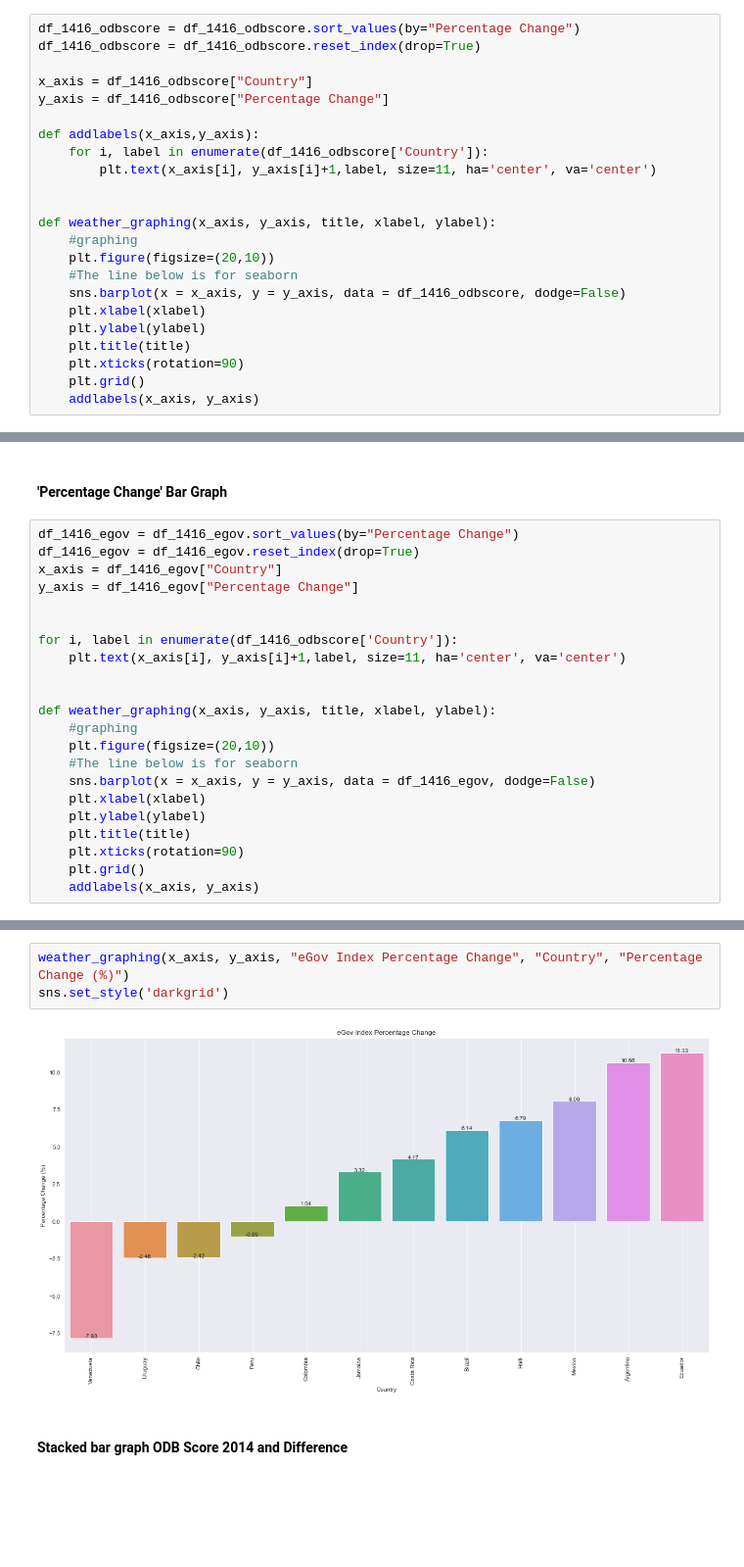
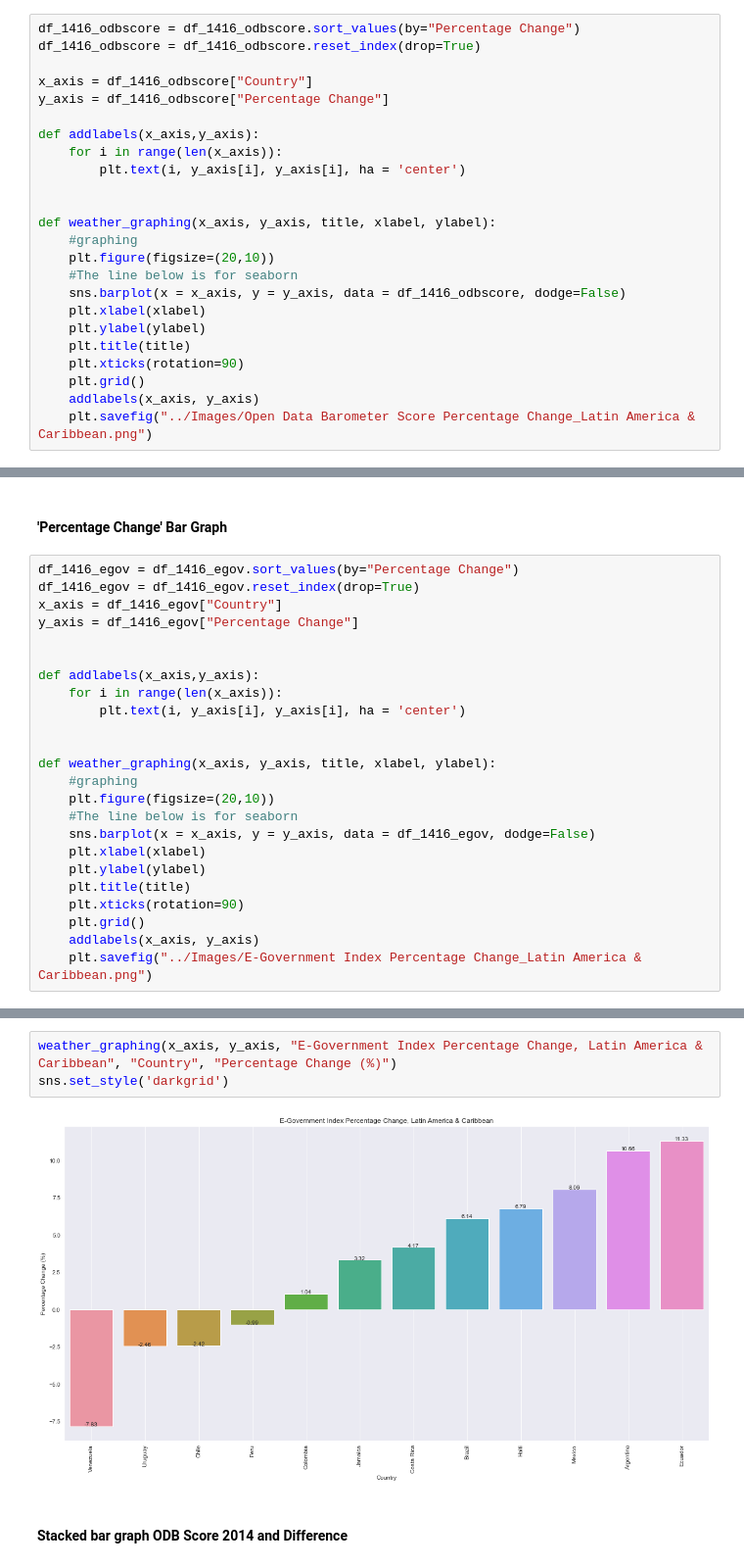
Before and after one commit to kreetigulati/Egovernance_and_OpenData, a Jupyter notebook: Kreeti/latinamerica_percentagechange_difference.ipynb, the cells around one changed output, grey strips where cells are left out. Shown at 98% size. Saved outputs shown, nothing was run; the diff lists cells and outputs as text; blank space fills up the shorter version.

Commit message:
Final images corrected

```diff
--- a/Kreeti/latinamerica_percentagechange_difference.ipynb
+++ b/Kreeti/latinamerica_percentagechange_difference.ipynb
@@ -129,8 +129,8 @@ x_axis = df_1416_odbscore["Country"]
 y_axis = df_1416_odbscore["Percentage Change"]
 
 def addlabels(x_axis,y_axis):
-    for i, label in enumerate(df_1416_odbscore['Country']):
-        plt.text(x_axis[i], y_axis[i]+1,label, size=11, ha='center', va='center')
+    for i in range(len(x_axis)):
+        plt.text(i, y_axis[i], y_axis[i], ha = 'center')
 
 
 def weather_graphing(x_axis, y_axis, title, xlabel, ylabel):
@@ -144,3 +144,4 @@ def weather_graphing(x_axis, y_axis, title, xlabel, ylabel):
     plt.xticks(rotation=90)
     plt.grid()
     addlabels(x_axis, y_axis)
+    plt.savefig("../Images/Open Data Barometer Score Percentage Change_Latin America & Caribbean.png")
@@ -272,8 +250,9 @@ x_axis = df_1416_egov["Country"]
 y_axis = df_1416_egov["Percentage Change"]
 
 
-for i, label in enumerate(df_1416_odbscore['Country']):
-    plt.text(x_axis[i], y_axis[i]+1,label, size=11, ha='center', va='center')
+def addlabels(x_axis,y_axis):
+    for i in range(len(x_axis)):
+        plt.text(i, y_axis[i], y_axis[i], ha = 'center')
 
 
 def weather_graphing(x_axis, y_axis, title, xlabel, ylabel):
@@ -287,3 +266,4 @@ def weather_graphing(x_axis, y_axis, title, xlabel, ylabel):
     plt.xticks(rotation=90)
     plt.grid()
     addlabels(x_axis, y_axis)
+    plt.savefig("../Images/E-Government Index Percentage Change_Latin America & Caribbean.png")
@@ -293,8 +270,8 @@ ConversionError: Failed to convert value(s) to axis units: 'Venezuela'
 # %%
-weather_graphing(x_axis, y_axis, "eGov Index Percentage Change", "Country", "Percentage Change (%)")
+weather_graphing(x_axis, y_axis, "E-Government Index Percentage Change, Latin America & Caribbean", "Country", "Percentage Change (%)")
 sns.set_style('darkgrid')
 # %% [output]
-[figure, old version]
+[figure, new version]
 # %% [markdown]
 #### Stacked bar graph ODB Score 2014 and Difference
 # %%
```
Also changed, not shown: parts of 3 cells of this notebook, 10 other files.
